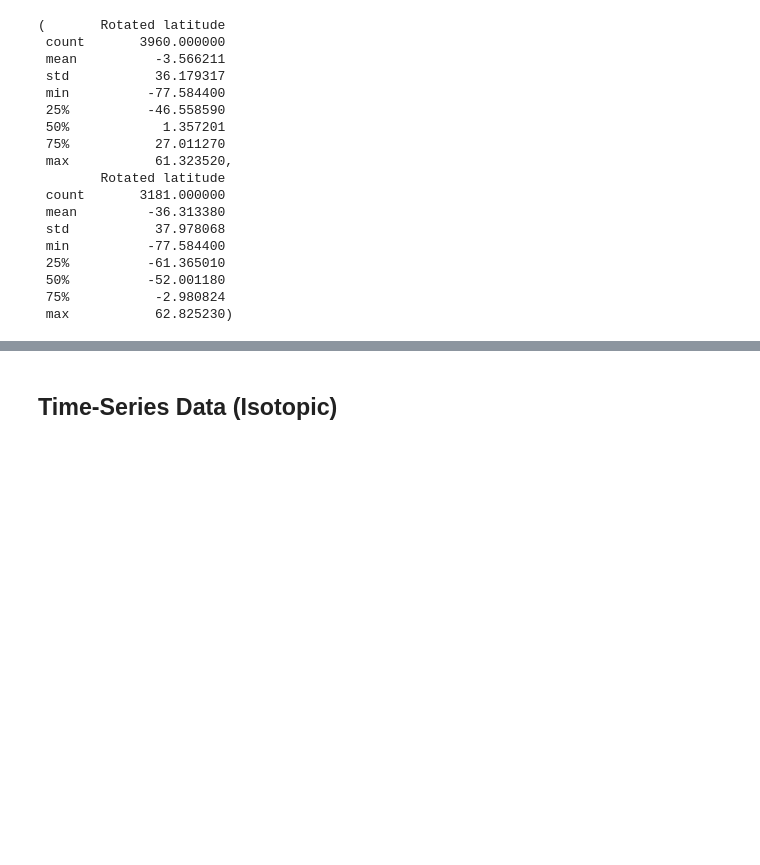
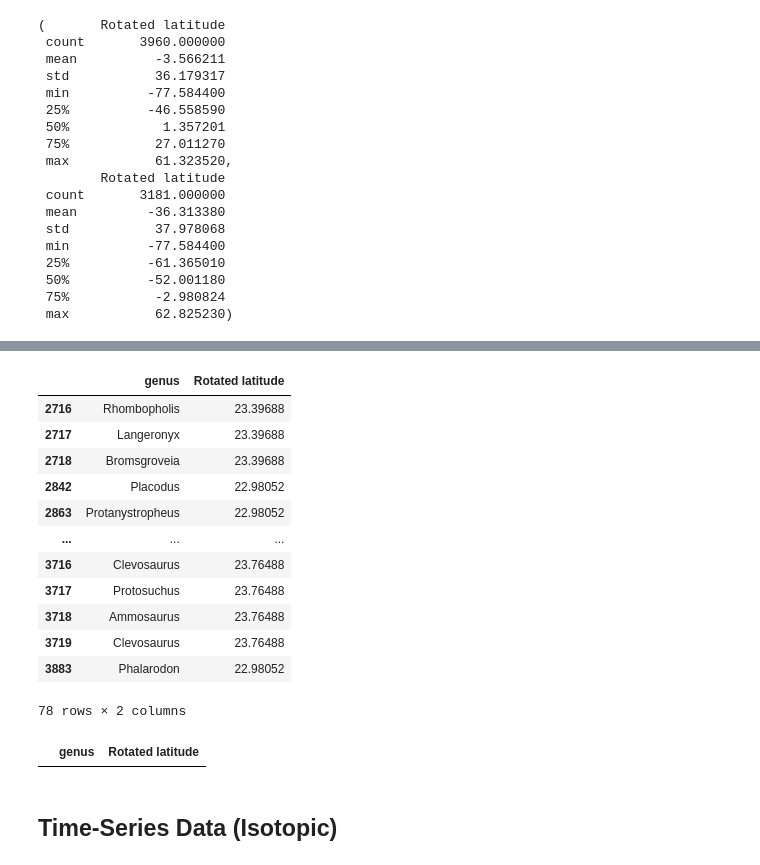
Before and after one commit to shelleylwang/pt_diversity_rates, a Jupyter notebook: updated_occurrence_analyses/data/eda.ipynb, the cells around one changed output, grey strips where cells are left out. Drawn from its saved outputs; the diff is of its cells as text; code cells hidden in the pictures; blank space fills up the shorter version.

```diff
--- a/updated_occurrence_analyses/data/eda.ipynb
+++ b/updated_occurrence_analyses/data/eda.ipynb
@@ -1170,3 +1321,23 @@ reptilia_all_lats_filtered.describe(), synapsida_lats_filtered.describe()
+# %%
+reptilia_all_lats_filtered[(reptilia_all_lats_filtered['Rotated latitude'] <= 24) & (reptilia_all_lats_filtered['Rotated latitude']>= 22)]
+# %% [output]
+|  | genus | Rotated latitude |
+| 2716 | Rhombopholis | 23.39688 |
+| 2717 | Langeronyx | 23.39688 |
+| 2718 | Bromsgroveia | 23.39688 |
+| 2842 | Placodus | 22.98052 |
+| 2863 | Protanystropheus | 22.98052 |
+| ... | ... | ... |
+| 3716 | Clevosaurus | 23.76488 |
+| 3717 | Protosuchus | 23.76488 |
+| 3718 | Ammosaurus | 23.76488 |
+| 3719 | Clevosaurus | 23.76488 |
+| 3883 | Phalarodon | 22.98052 |
+78 rows × 2 columns
+# %%
+reptilia_all_lats_filtered[(reptilia_all_lats_filtered['Rotated latitude'] >= -24) & (reptilia_all_lats_filtered['Rotated latitude']<= -22)]
+# %% [output]
+|  | genus | Rotated latitude |
 # %%
 # Check that all genuses in gl_reptilia_all, gl_reptilia_terr, gl_synapsida, and pt_reptilia_terr are in the latitude data predictor file
 
```
Also changed, not shown: parts of 10 cells of this notebook.
